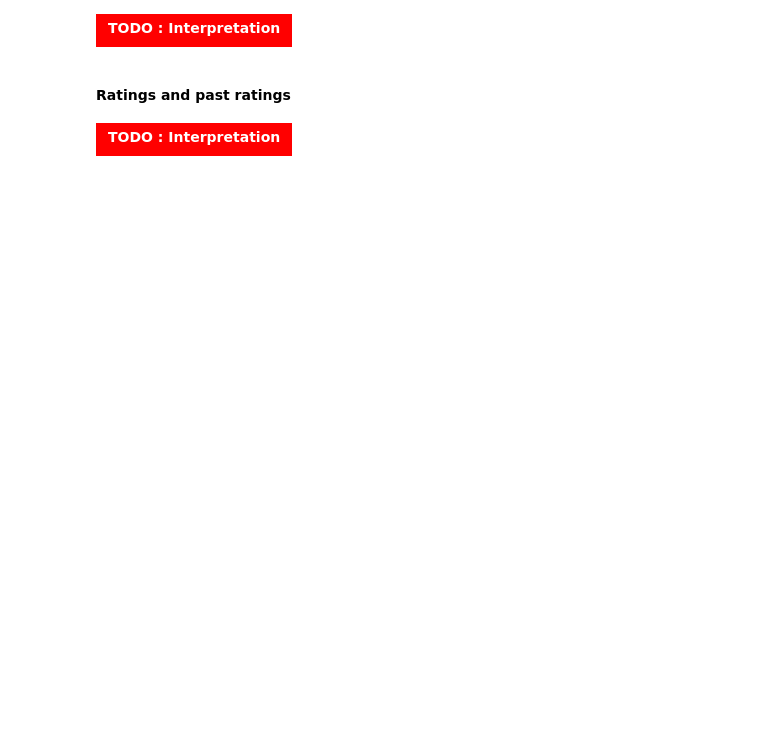
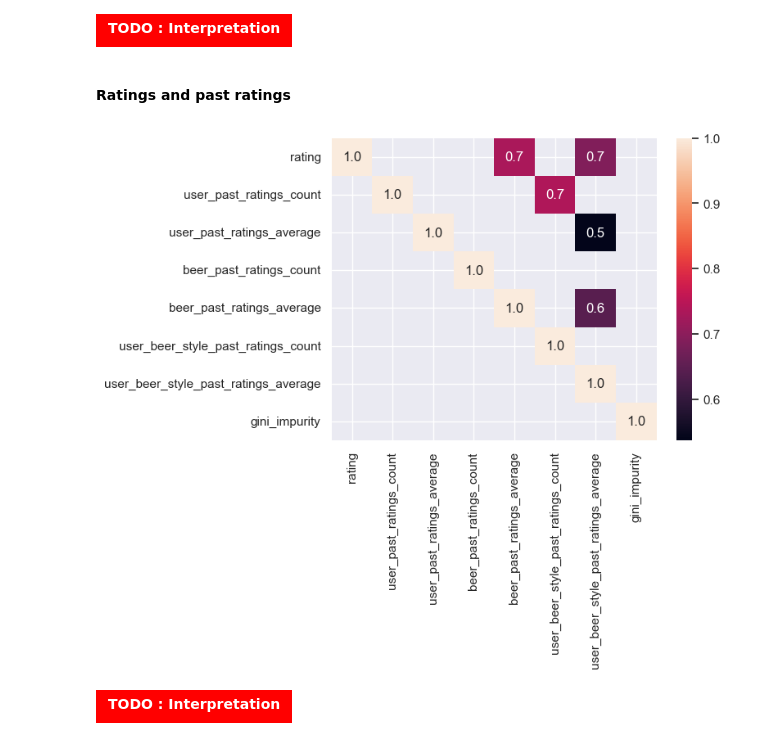
Before and after one commit to epfl-ada/ada-2024-project-pdfromscratch, a Jupyter notebook: results.ipynb, the cells around one changed output. Cells and saved outputs as stored; diff of their text form; code cells hidden in the pictures; blank space fills up the shorter version.

Commit message:
ml/Quick fix heatmap correlations RB

```diff
--- a/results.ipynb
+++ b/results.ipynb
@@ -562,21 +774,23 @@ del corrcoef_ratings
 # %% [markdown]
 #### Ratings and past ratings
 # %%
-df_rb_ratings_full_corr_coef = df_rb_ratings.drop(["user_id","beer_id","brewery_id","date","review","text","overall","aroma","appearance","palate","taste","beer_global_style"],axis=1)
+df_rb_ratings_full_corr_coef = df_rb_ratings.drop(["user_id","beer_id","brewery_id","date","text","overall","aroma","appearance","palate","taste","beer_global_style"],axis=1)
 df_rb_ratings_full_corr_coef.dropna(inplace=True)
 corr_columns = df_rb_ratings_full_corr_coef.columns
 
 corrcoef_ratings = np.corrcoef(df_rb_ratings_full_corr_coef.to_numpy(),rowvar=0)
 
 triup_array = np.triu(corrcoef_ratings)
 
 sns.heatmap(triup_array,
             annot=True,
             xticklabels=corr_columns,
             yticklabels=corr_columns,
             fmt=".1f",
             mask=np.abs(triup_array) < 0.5)
 plt.show()
+# %% [output]
+[figure, added]
 # %% [markdown]
 <span style="background-color: red; color: white; font-weight: bold; padding: 0.75rem; display: block;">TODO : Interpretation</span>
 # %%
```
Also changed, not shown: parts of 47 cells of this notebook.
